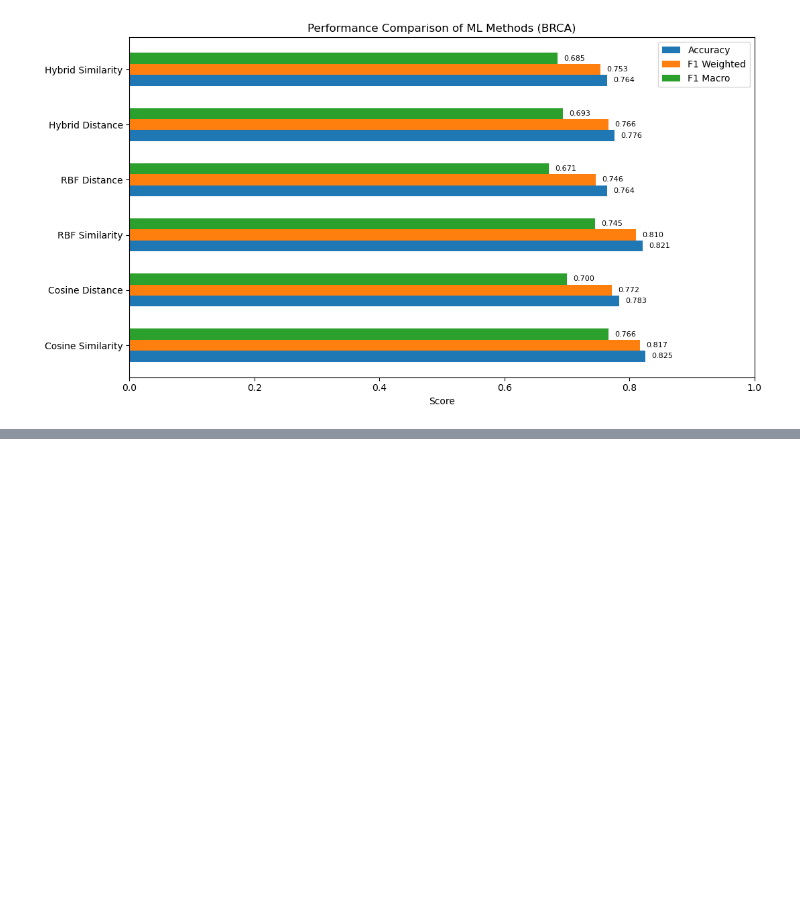
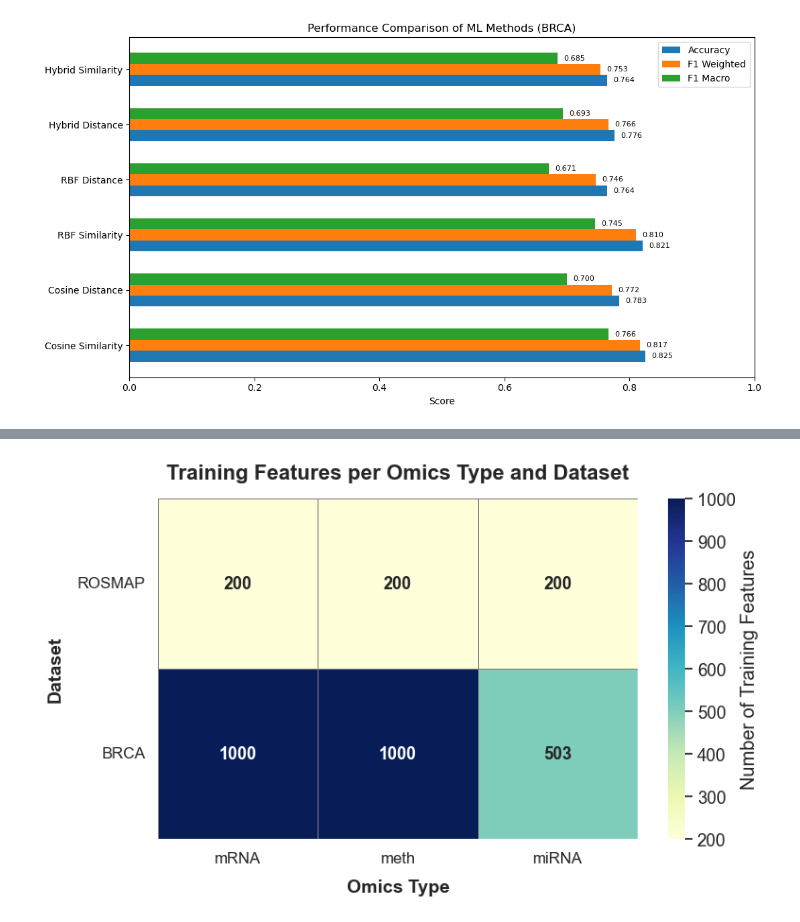
Before and after one commit to Masrafe-Siam/omics_data_project, a Jupyter notebook: barchart.ipynb, the cells around one changed output, grey strips where cells are left out. Cells and saved outputs as stored; diff of their text form; code cells hidden in the pictures; blank space fills up the shorter version.

```diff
--- a/barchart.ipynb
+++ b/barchart.ipynb
@@ -903,0 +1002,45 @@ plt.show()
+# %%
+import matplotlib.pyplot as plt
+import seaborn as sns
+import pandas as pd
+
+# Data setup
+data = {
+    'mRNA': [200, 1000],
+    'meth': [200, 1000],
+    'miRNA': [200, 503]
+}
+datasets = ['ROSMAP', 'BRCA']
+
+# Create DataFrame
+df = pd.DataFrame(data, index=datasets)
+
+# Plot heatmap
+plt.figure(figsize=(8, 5))
+sns.set(font_scale=1.2)  # Scale font globally
+
+heatmap = sns.heatmap(
+    df,
+    annot=True,
+    fmt='d',
+    cmap='YlGnBu',
+    linewidths=0.5,
+    linecolor='gray',
+    annot_kws={"size": 13, "weight": 'bold'},
+    cbar_kws={'label': 'Number of Training Features'}
+)
+
+# Labels and titles
+plt.title('Training Features per Omics Type and Dataset', fontsize=16, weight='bold', pad=15)
+plt.xlabel('Omics Type', fontsize=14, weight='bold', labelpad=10)
+plt.ylabel('Dataset', fontsize=14, weight='bold', labelpad=10)
+
+# Tick font size and rotation
+heatmap.set_xticklabels(heatmap.get_xticklabels(), fontsize=12)
+heatmap.set_yticklabels(heatmap.get_yticklabels(), fontsize=12, rotation=0)
+
+plt.tight_layout()
+plt.savefig("training_features_heatmap.png", dpi=300)
+plt.show()
+# %% [output]
+[figure, added]
```
Also changed, not shown: parts of 3 cells of this notebook.
